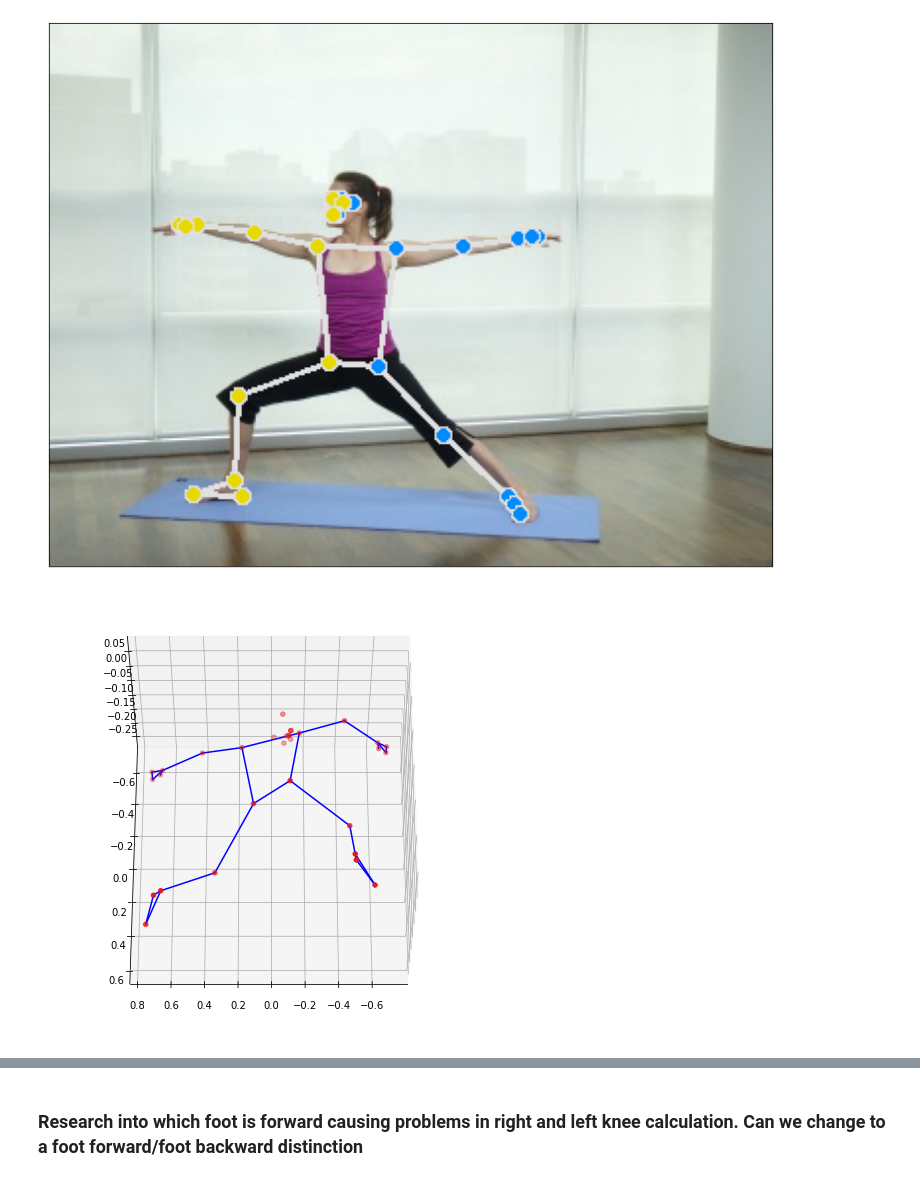
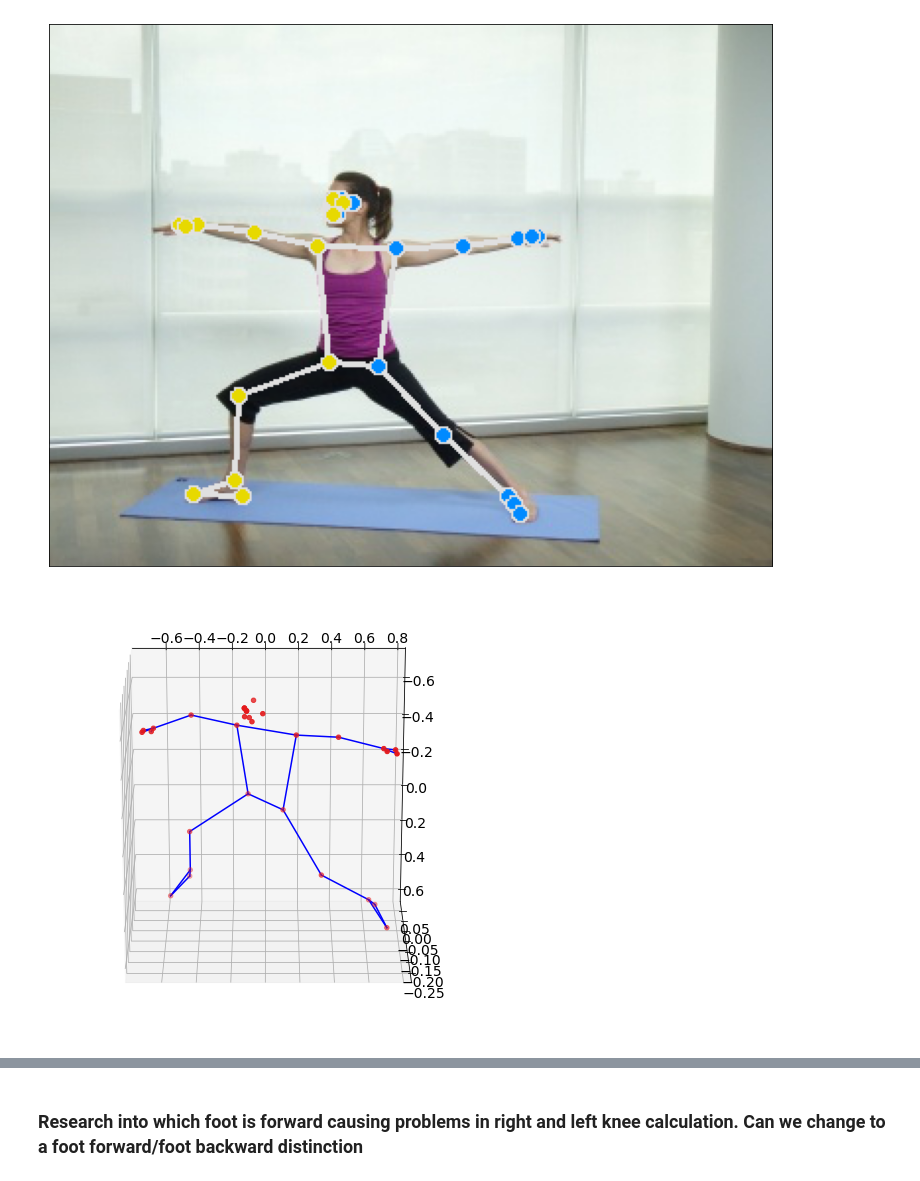
Before and after one commit to alec-flowers/visual_intelligence, a Jupyter notebook: notebooks/baseline_models.ipynb, the cells around one changed output, grey strips where cells are left out. Cells and saved outputs as stored; diff of their text form; code cells hidden in the pictures.

```diff
--- a/notebooks/baseline_models.ipynb
+++ b/notebooks/baseline_models.ipynb
@@ -60,9 +51,0 @@ df_dd = df_world.loc[df_world['label'] == 0].copy()
-# %%
-def plot_3d_keypoints(x, y, z, elev=0, azim=0):
-    fig = plt.figure()
-    ax = plt.axes(projection="3d")
-    ax.scatter3D(x, y, z)
-    ax.view_init(elev=elev, azim=azim)
-    for i,j in BODY_POSE_CONNECTIONS:
-        ax.plot([x[i],x[j]], [y[i],y[j]], [z[i],z[j]], color='b')
-    plt.show()
@@ -156,0 +129,3 @@ plot_distribution(df_w1, w1_angles, WARRIOR_LANDMARKS_ANGLES)
+# %%
+plt.rcParams.update({'font.size': 14})
+plot_distribution(df_w1, w1_angles, WARRIOR_LANDMARKS_ANGLES)
@@ -166,6 +143,6 @@ plot_image(annotated_images[i])
 # %% [output]
 [figure]
 # %%
-plot_3d_keypoints(numpy_data_world[i].T[0], numpy_data_world[i].T[1],numpy_data_world[i].T[2],60,90)
+plot_3d_keypoints(numpy_data_world[i].T[0], numpy_data_world[i].T[1],numpy_data_world[i].T[2],-70,270)
 # %% [output]
-[figure, old version]
+[figure, new version]
```
Also changed, not shown: parts of 40 cells of this notebook, 3 other files.
